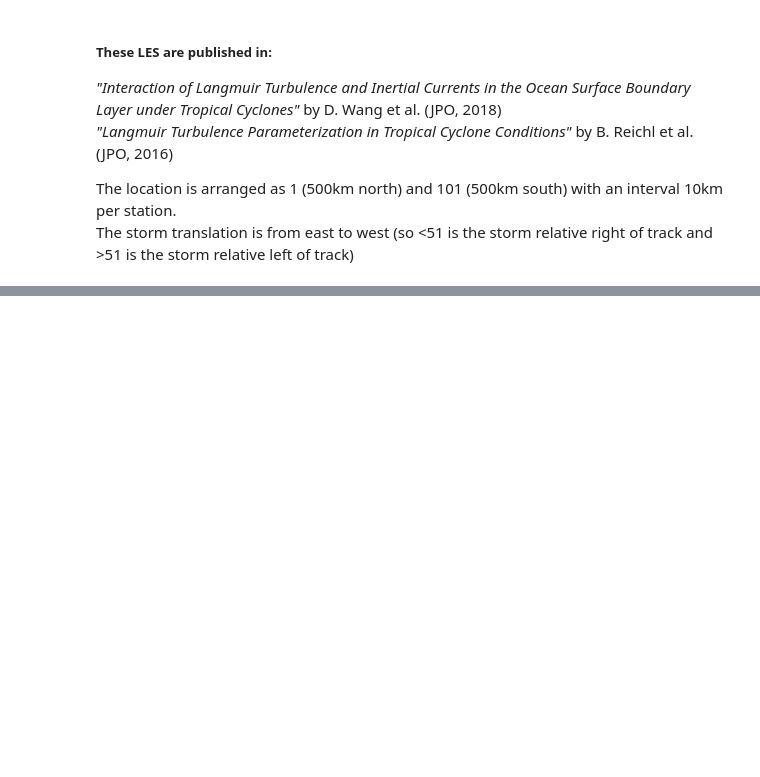
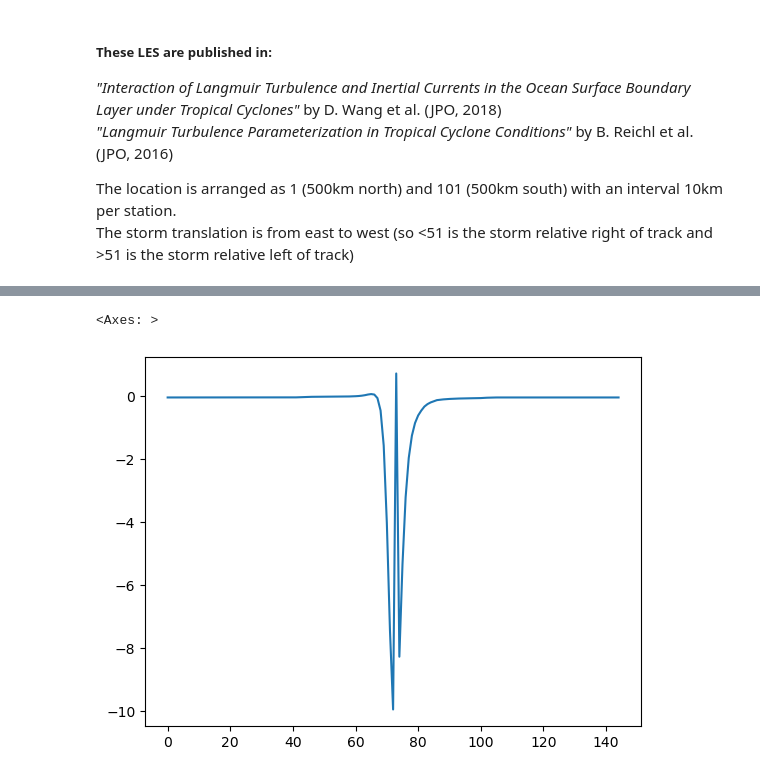
Before and after one commit to mrozowskamartaa/MOM6_SCM_Hurr, a Jupyter notebook: analysis/Compare_MOM_to_LES.ipynb, the cells around one changed output, grey strips where cells are left out. Saved outputs shown, nothing was run; the diff lists cells and outputs as text; code cells hidden in the pictures; blank space fills up the shorter version.

```diff
--- a/analysis/Compare_MOM_to_LES.ipynb
+++ b/analysis/Compare_MOM_to_LES.ipynb
@@ -239,0 +273,7 @@ for exp in exp_list:
+# %%
+momentum_flux_data = pd.read_csv("/gpfs/f5/gfdl_o/scratch/Marta.Mrozowska/hurricane_LES/MOM6_SCM_Hurr/analysis/compare_with_GOTM/forcing/10/momentumflux046.dat", header=None, sep='  ')
+# %%
+momentum_flux_data[1].plot()
+# %% [output]
+<Axes: >
+[figure, added]
```
Also changed, not shown: parts of 6 cells of this notebook, 3 other files.
